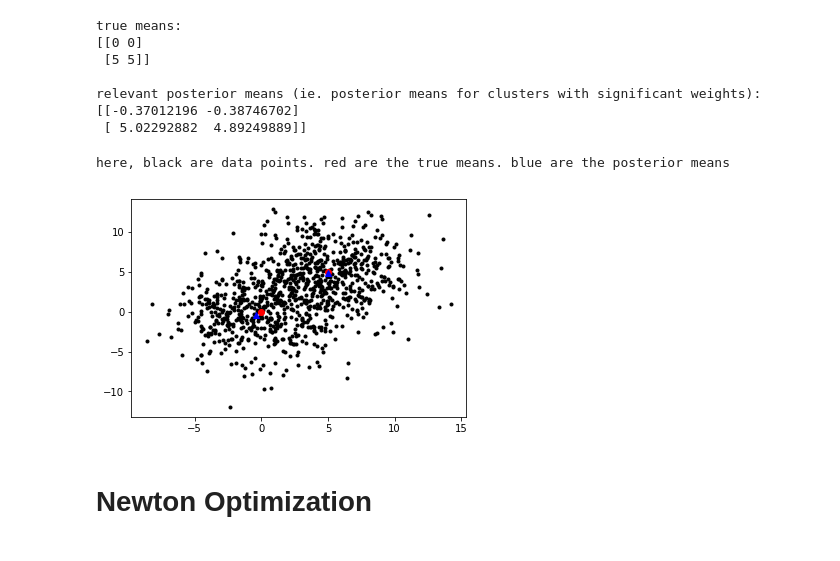
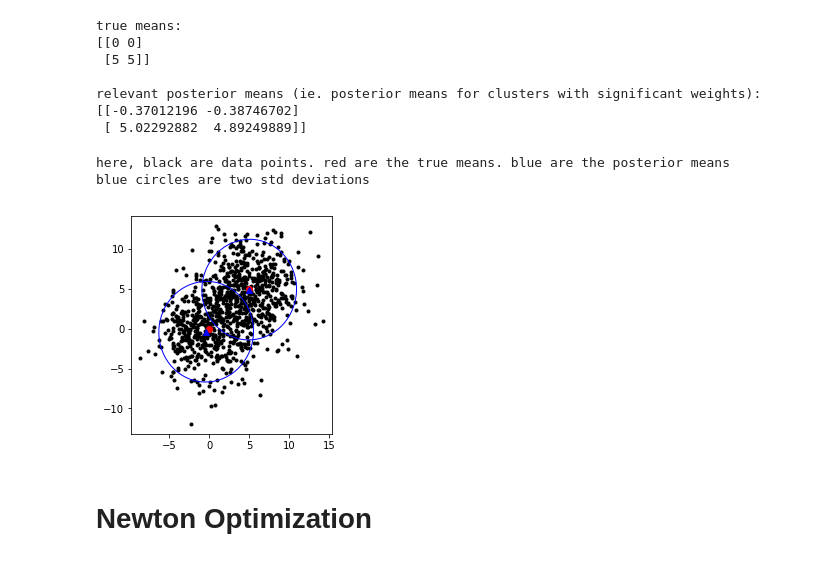
Before and after one commit to Runjing-Liu120/Variational_BNP_robustness, a Jupyter notebook: DP_mixture/DP_normal_mixture-Functional_sensitivity.ipynb, the cells around one changed output. Cells and saved outputs as stored; diff of their text form; code cells hidden in the pictures.

```diff
--- a/DP_mixture/DP_normal_mixture-Functional_sensitivity.ipynb
+++ b/DP_mixture/DP_normal_mixture-Functional_sensitivity.ipynb
@@ -224,17 +212,40 @@ relevant posterior means (ie. posterior means for clusters with significant weig
  [ 5.02292882  4.89249889]]
 # %%
 # visualize the data
-plt.plot(x[:,0], x[:,1], 'k.')
+from matplotlib.patches import Ellipse
+
+fig = plt.figure(0)
+ax = fig.add_subplot(111, aspect='equal')
+
+e_cov_x = np.linalg.inv(cavi_results.vb_params['global']['wishart'].params['v'].get()) / \
+                cavi_results.vb_params['global']['wishart'].params['df'].get()
+
+lambda_, v = np.linalg.eig(e_cov_x)
+lambda_ = np.sqrt(lambda_)
+
+for i in range(np.shape(post_mean)[0]):
+    ell = Ellipse(xy=(post_mean[i, 0], post_mean[i, 1]),
+                      width=lambda_[0]*2*2, height=lambda_[1]*2*2,
+                      angle=np.rad2deg(np.arccos(v[0, 0])))
+    ell.set_edgecolor('blue')
+    ell.set_facecolor('none')
+    ax.add_artist(ell)
+
+plt.scatter(x[:,0], x[:,1], c = 'black', marker = '.')
+
 for k in range(k_true):
-    plt.plot(true_mu[k, 0], true_mu[k, 1], 'ro')
+    plt.scatter(true_mu[k, 0], true_mu[k, 1], c = 'red')
 
 for k in range(np.shape(post_mean)[0]):
-    plt.plot(post_mean[k, 0], post_mean[k, 1], 'b^')
+    plt.scatter(post_mean[k, 0], post_mean[k, 1], c = 'blue', marker = '^')
+
 
 print('here, black are data points. red are the true means. blue are the posterior means')
+print('blue circles are two std deviations')
 # %% [output]
 here, black are data points. red are the true means. blue are the posterior means
+blue circles are two std deviations
-[figure, old version]
+[figure, new version]
 # %% [markdown]
 # Newton Optimization
 # %%
```
Also changed, not shown: parts of 16 cells of this notebook, 1 other file.
